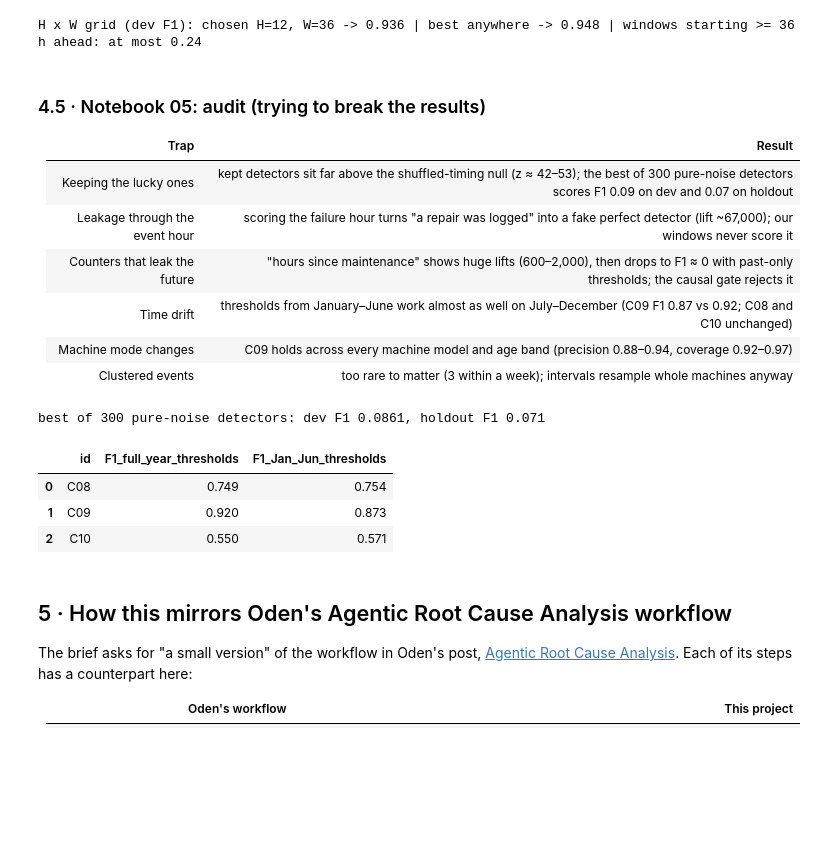
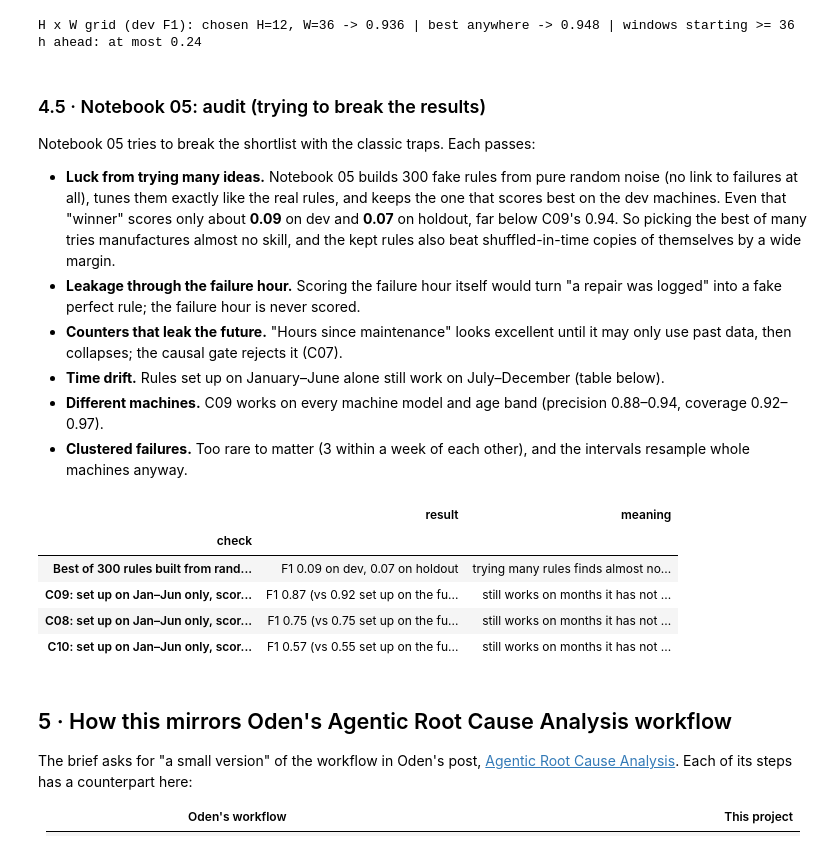
Before and after one commit to avaitt/Oden-Take-Home-Assessment, a Jupyter notebook: notebooks/06_writeup.ipynb, the cells around one changed output. Saved outputs shown, nothing was run; the diff lists cells and outputs as text; code cells hidden in the pictures; blank space fills up the shorter version.

Commit message:
Write-up: section 4.5 in plain terms

```diff
--- a/notebooks/06_writeup.ipynb
+++ b/notebooks/06_writeup.ipynb
@@ -244,26 +244,39 @@ print(f"H x W grid (dev F1): chosen H=12, W=36 -> {G.loc[12, 36]:.3f} | best any
 H x W grid (dev F1): chosen H=12, W=36 -> 0.936 | best anywhere -> 0.948 | windows starting >= 36 h ahead: at most 0.24
 # %% [markdown]
 ### 4.5 · Notebook 05: audit (trying to break the results)
-| Trap | Result |
-|---|---|
-| Keeping the lucky ones | kept detectors sit far above the shuffled-timing null (z ≈ 42–53); the best of 300 pure-noise detectors scores F1 0.09 on dev and 0.07 on holdout |
-| Leakage through the event hour | scoring the failure hour turns "a repair was logged" into a fake perfect detector (lift ~67,000); our windows never score it |
-| Counters that leak the future | "hours since maintenance" shows huge lifts (600–2,000), then drops to F1 ≈ 0 with past-only thresholds; the causal gate rejects it |
-| Time drift | thresholds from January–June work almost as well on July–December (C09 F1 0.87 vs 0.92; C08 and C10 unchanged) |
-| Machine mode changes | C09 holds across every machine model and age band (precision 0.88–0.94, coverage 0.92–0.97) |
-| Clustered events | too rare to matter (3 within a week); intervals resample whole machines anyway |
+Notebook 05 tries to break the shortlist with the classic traps. Each passes:
+* **Luck from trying many ideas.** Notebook 05 builds 300 fake rules from pure random noise (no link to failures
+  at all), tunes them exactly like the real rules, and keeps the one that scores best on the dev machines. Even
+  that "winner" scores only about **0.09** on dev and **0.07** on holdout, far below C09's 0.94. So picking the best
+  of many tries manufactures almost no skill, and the kept rules also beat shuffled-in-time copies of themselves
+  by a wide margin.
+* **Leakage through the failure hour.** Scoring the failure hour itself would turn "a repair was logged" into a
+  fake perfect rule; the failure hour is never scored.
+* **Counters that leak the future.** "Hours since maintenance" looks excellent until it may only use past data,
+  then collapses; the causal gate rejects it (C07).
+* **Time drift.** Rules set up on January–June alone still work on July–December (table below).
+* **Different machines.** C09 works on every machine model and age band (precision 0.88–0.94, coverage 0.92–0.97).
+* **Clustered failures.** Too rare to matter (3 within a week of each other), and the intervals resample whole
+  machines anyway.
 # %%
-# Saved by notebook 05: the luck check, and thresholds from January-June scored on July-December.
-L = N5["audits"]["lucky"]
-print(f"best of {len(L['dev_f1'])} pure-noise detectors: dev F1 {L['best_dev']}, holdout F1 {L['best_hold']}")
-pd.DataFrame([dict(id=t["cid"], F1_full_year_thresholds=t["full_year_thresholds"]["f1"],
-                   F1_Jan_Jun_thresholds=t["first_half_thresholds"]["f1"]) for t in N5["audits"]["temporal"]]).round(3)
+# Saved by notebook 05: the luck check and the time-drift check, in plain terms.
+L, T = N5["audits"]["lucky"], {t["cid"]: t for t in N5["audits"]["temporal"]}
+pd.DataFrame([
+    dict(check=f"Best of {len(L['dev_f1'])} rules built from random noise, picked on dev machines",
+         result=f"F1 {L['best_dev']:.2f} on dev, {L['best_hold']:.2f} on holdout",
+         meaning="trying many rules finds almost nothing by luck"),
+    *[dict(check=f"{cid}: set up on Jan–Jun only, scored on Jul–Dec",
+           result=f"F1 {T[cid]['first_half_thresholds']['f1']:.2f} (vs {T[cid]['full_year_thresholds']['f1']:.2f} set up on the full year)",
+           meaning="still works on months it has not seen")
+      for cid in ("C09", "C08", "C10")],
+]).set_index("check")
 # %% [output]
-best of 300 pure-noise detectors: dev F1 0.0861, holdout F1 0.071
-|  | id | F1_full_year_thresholds | F1_Jan_Jun_thresholds |
-| 0 | C08 | 0.749 | 0.754 |
-| 1 | C09 | 0.920 | 0.873 |
-| 2 | C10 | 0.550 | 0.571 |
+|  | result | meaning |
+| check |  |  |
+| Best of 300 rules built from rand... | F1 0.09 on dev, 0.07 on holdout | trying many rules finds almost no... |
+| C09: set up on Jan–Jun only, scor... | F1 0.87 (vs 0.92 set up on the fu... | still works on months it has not ... |
+| C08: set up on Jan–Jun only, scor... | F1 0.75 (vs 0.75 set up on the fu... | still works on months it has not ... |
+| C10: set up on Jan–Jun only, scor... | F1 0.57 (vs 0.55 set up on the fu... | still works on months it has not ... |
 # %% [markdown]
 ## 5 · How this mirrors Oden's Agentic Root Cause Analysis workflow
 The brief asks for "a small version" of the workflow in Oden's post,
```
Also changed, not shown: 1 other file.
